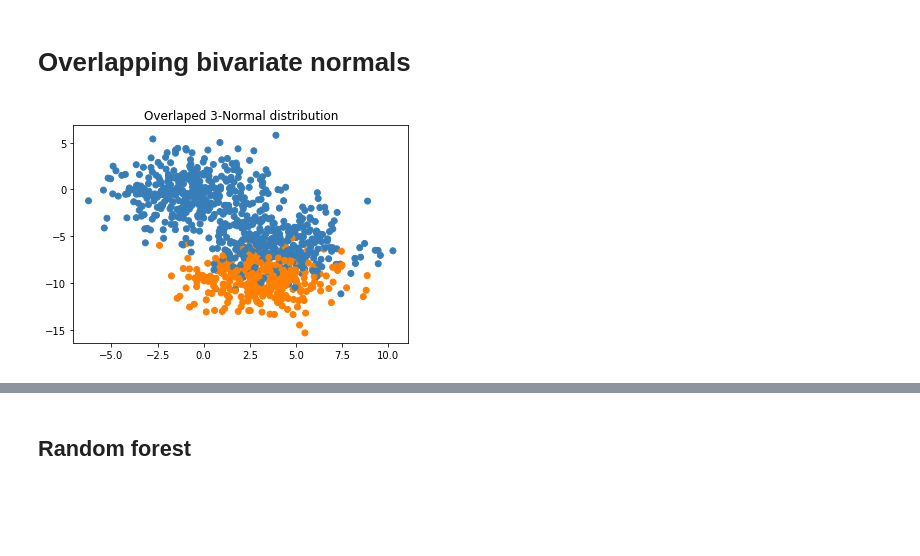
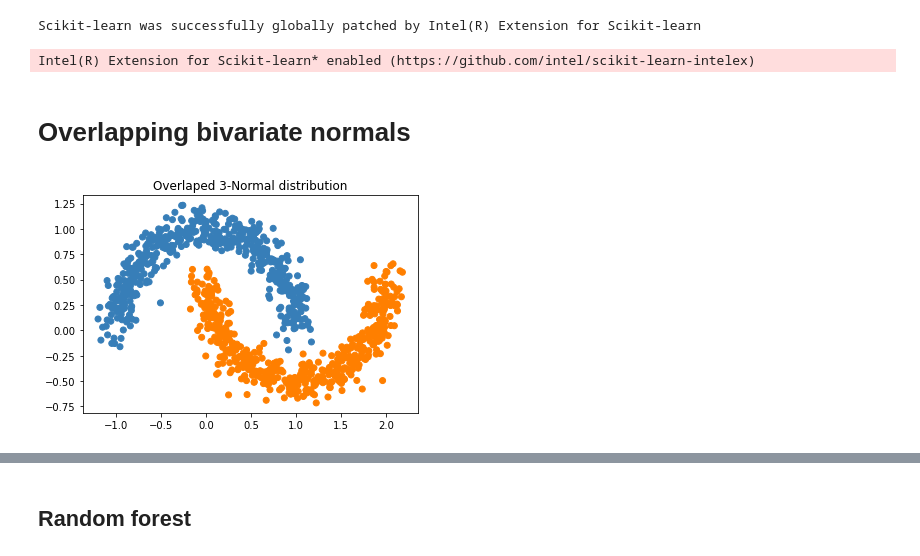
Before and after one commit to Vacek-Ace/support_subset_ensemble, a Jupyter notebook: notebooks/overlapping_bivariate_normals_example.ipynb, the cells around one changed output, grey strips where cells are left out. Saved outputs shown, nothing was run; the diff lists cells and outputs as text; code cells hidden in the pictures; blank space fills up the shorter version.

```diff
--- a/notebooks/overlapping_bivariate_normals_example.ipynb
+++ b/notebooks/overlapping_bivariate_normals_example.ipynb
@@ -1,6 +1,12 @@
 # %%
 %load_ext autoreload
 %autoreload 2
+# %%
+from sklearnex import patch_sklearn
+patch_sklearn(global_patch=True)
+# %% [output]
+Scikit-learn was successfully globally patched by Intel(R) Extension for Scikit-learn
+Intel(R) Extension for Scikit-learn* enabled (https://github.com/intel/scikit-learn-intelex)
 # %%
 from sklearn.svm import SVC
 from sklearn.ensemble import RandomForestClassifier
@@ -13,7 +19,9 @@ from src.utils import *
 # %% [markdown]
 # Overlapping bivariate normals
 # %%
-X, y = normal(n=1000, prop_test=0.1, noise=2, centers=3, seed=156899)
+#  X, y = normal(n=1000, prop_test=0.1, noise=2, centers=3, seed=156899)
+# X, y = normal()
+X, y = half_moons(n=1000)
 plot_toy_set(X, y, 'Overlaped 3-Normal distribution')
 # %% [output]
-[figure, old version]
+[figure, new version]
```
Also changed, not shown: parts of 15 cells of this notebook.
